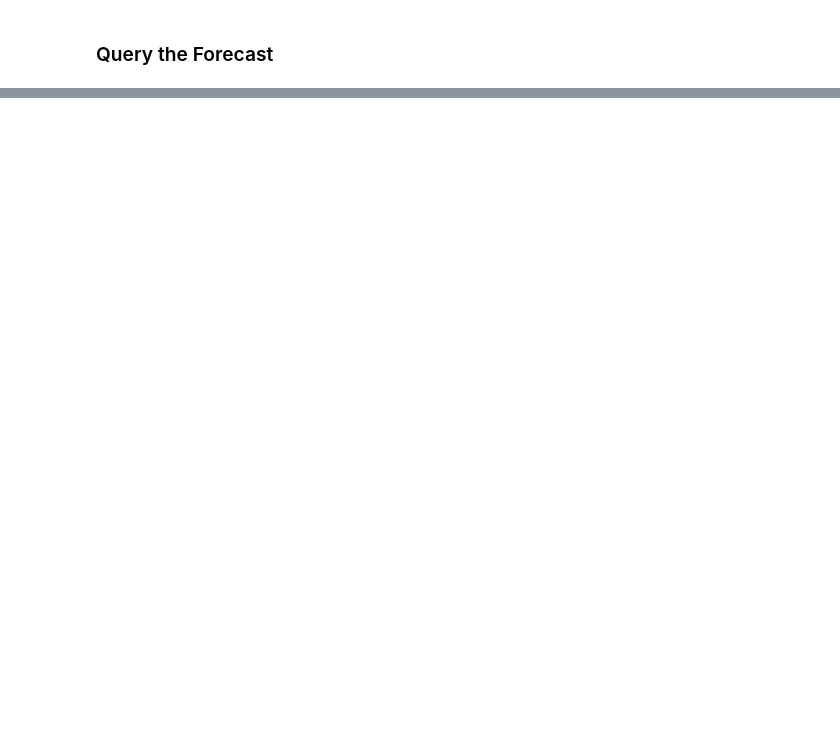
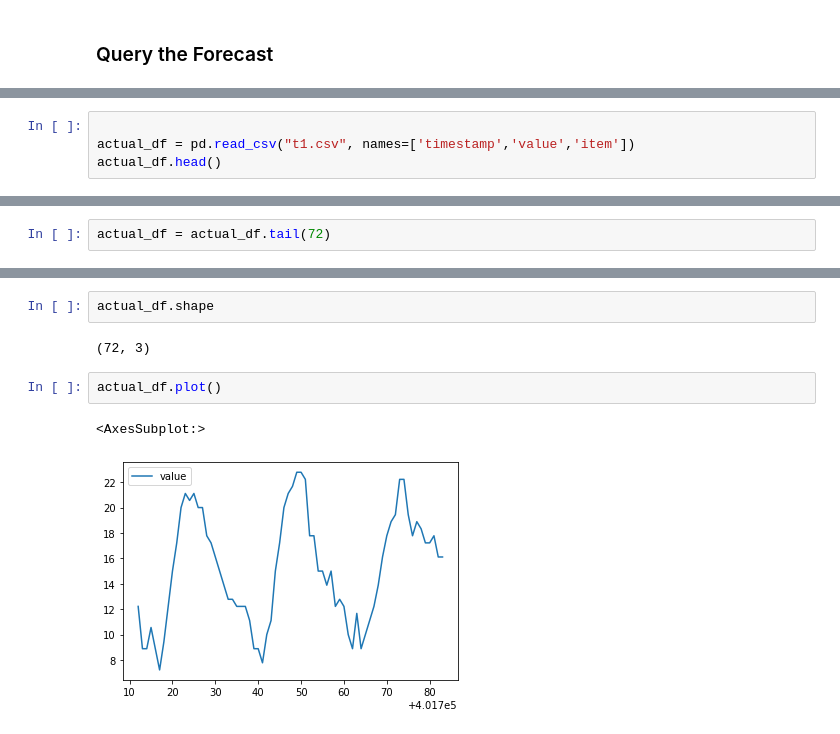
Before and after one commit to ogniandantchev/ML_engineer_nd009_capstone, a Jupyter notebook: 04_1_Amazon_Forecast_model.ipynb, the cells around one changed output, grey strips where cells are left out. Saved outputs shown, nothing was run; the diff lists cells and outputs as text; blank space fills up the shorter version.

```diff
--- a/04_1_Amazon_Forecast_model.ipynb
+++ b/04_1_Amazon_Forecast_model.ipynb
@@ -667,0 +776,4 @@ forecast_response_deep
+# %%
+
+actual_df = pd.read_csv("t1.csv", names=['timestamp','value','item'])
+actual_df.head()
@@ -667,0 +796,2 @@ forecast_response_deep
+# %%
+actual_df = actual_df.tail(72)
@@ -667,0 +814,9 @@ forecast_response_deep
+# %%
+actual_df.shape
+# %% [output]
+(72, 3)
+# %%
+actual_df.plot()
+# %% [output]
+<AxesSubplot:>
+[figure, added]
```
Also changed, not shown: parts of 27 cells of this notebook.
